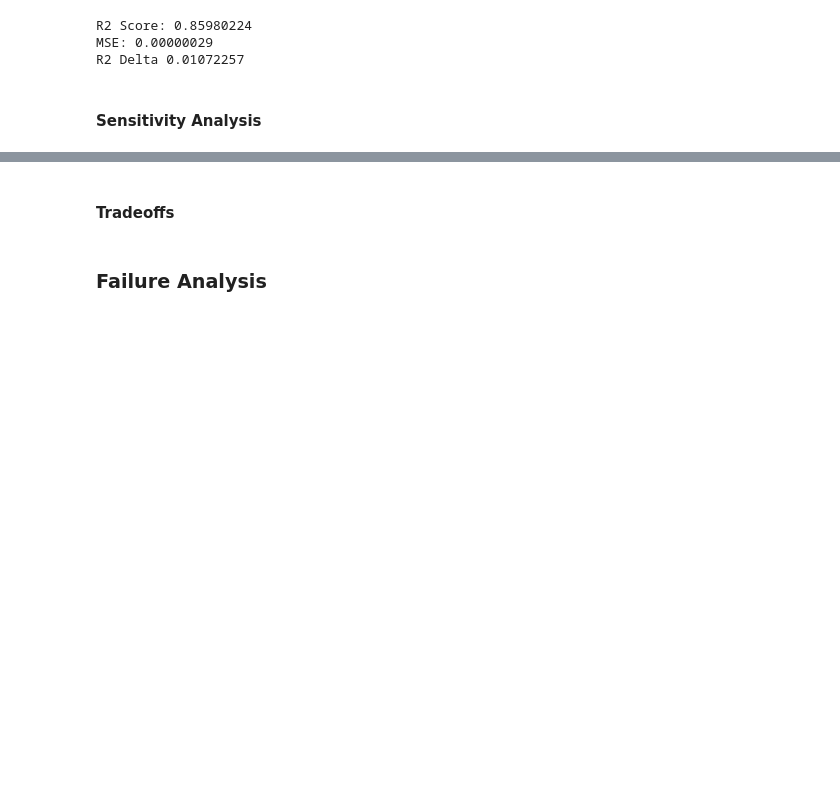
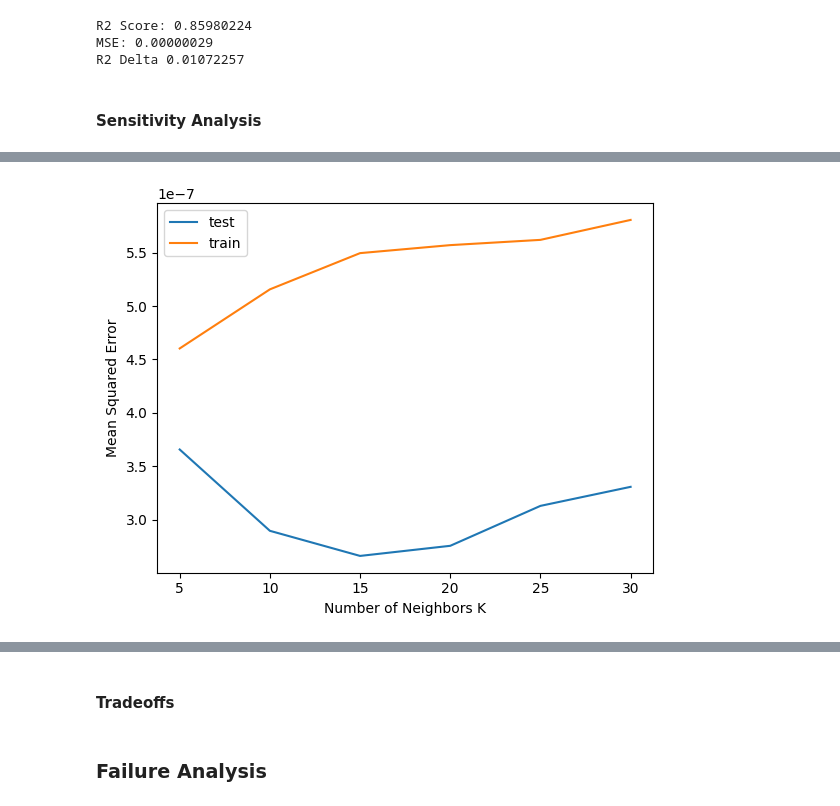
Before and after one commit to geoffgin/Pre-Existing-Factors, a Jupyter notebook: Supervised.ipynb, the cells around one changed output, grey strips where cells are left out. Drawn from its saved outputs; the diff is of its cells as text; code cells hidden in the pictures; blank space fills up the shorter version.

```diff
--- a/Supervised.ipynb
+++ b/Supervised.ipynb
@@ -479,0 +547,10 @@ R2 Delta 0.01072257
+# %%
+x = range(5,31,5)
+plt.plot(x, mse_vals_test, label= 'test')
+plt.plot(x, mse_vals_train, label= 'train')
+plt.xlabel("Number of Neighbors K")
+plt.ylabel("Mean Squared Error")
+plt.legend()
+plt.show()
+# %% [output]
+[figure, added]
```
Also changed, not shown: parts of 24 cells of this notebook.
